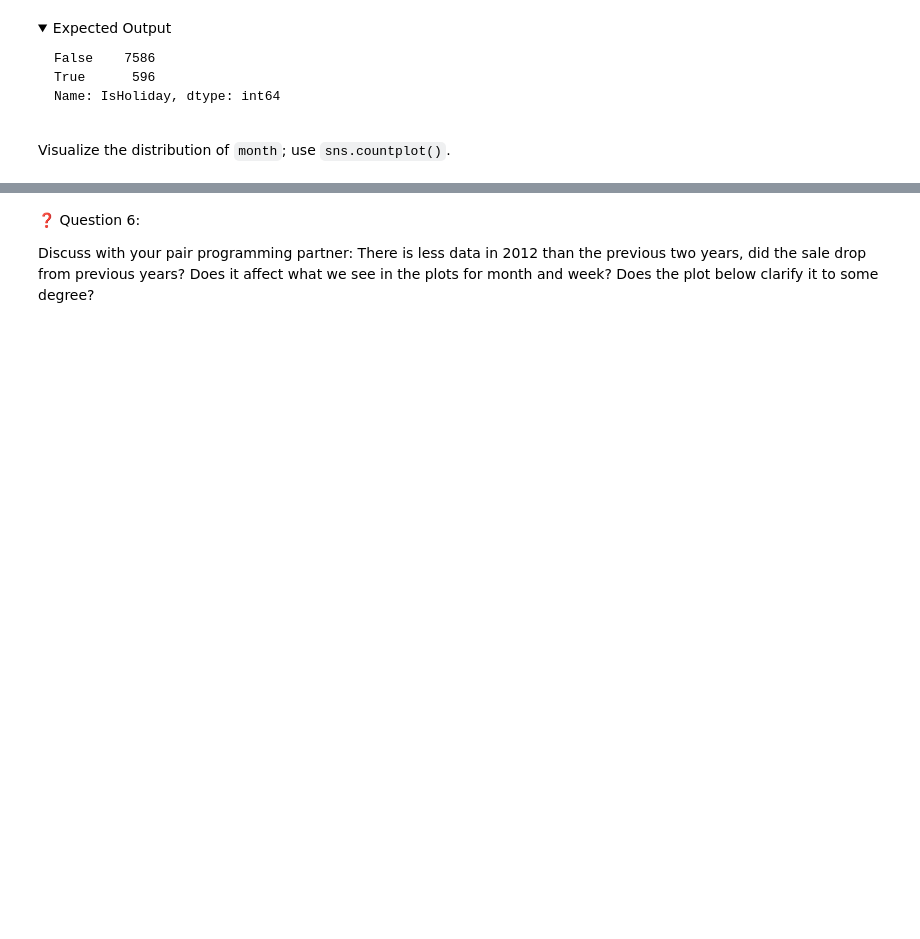
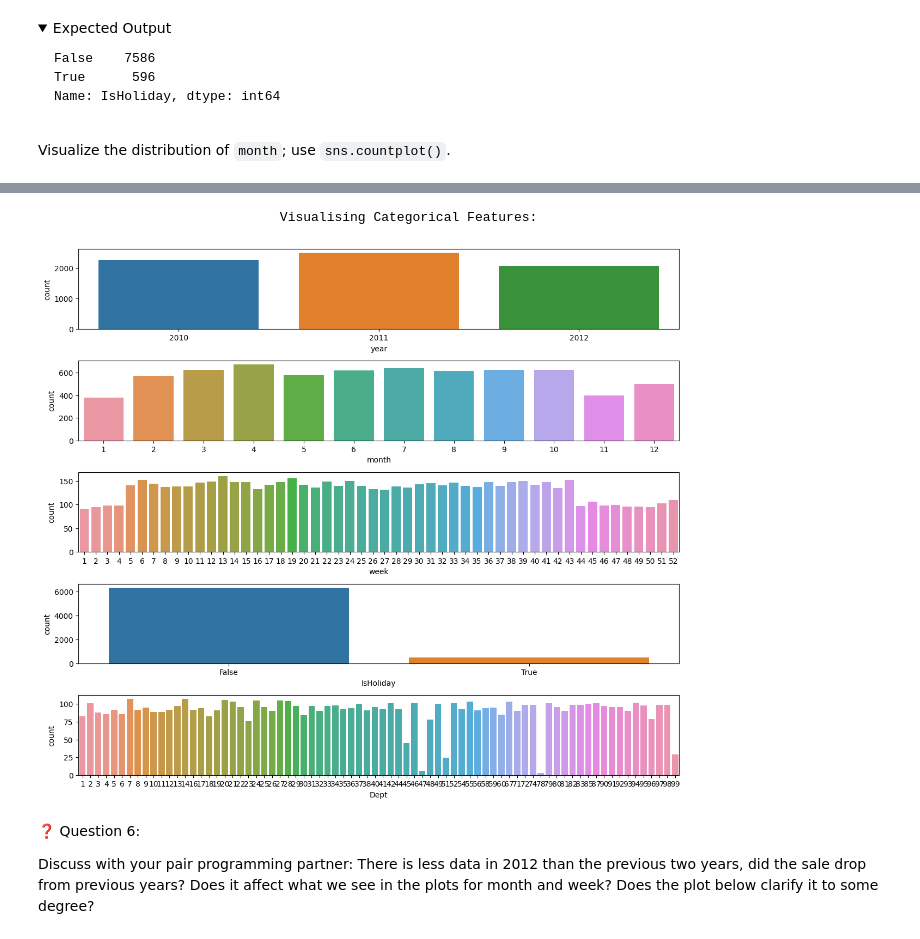
Before and after one commit to kidcoconut/fourthbrain, a Jupyter notebook: .assignments/week4_data_eng/nb/walmart-sales-data.ipynb, the cells around one changed output, grey strips where cells are left out. Saved outputs shown, nothing was run; the diff lists cells and outputs as text; code cells hidden in the pictures; folded sections open; blank space fills up the shorter version.

```diff
--- a/.assignments/week4_data_eng/nb/walmart-sales-data.ipynb
+++ b/.assignments/week4_data_eng/nb/walmart-sales-data.ipynb
@@ -467,14 +635,23 @@ Visualize the distribution of `month`; use `sns.countplot()`.
 # %%
-#Visualising the categorical features
+#--- Visualising the categorical features
 
 print('\033[1mVisualising Categorical Features:'.center(100))
 
 plt.figure(figsize=(12,12))
 
 for i in range(len(categoricalFeatures)):
     plt.subplot(6,1,i+1)
-    sns.countplot(df_train[categoricalFeatures[i]])
+
+    #--- BUG:  the below code does not work;  adjusted
+    #print("TRACE:  i, catFtr[i]:", i, categoricalFeatures[i])
+    #sns.countplot(data = df_train[categoricalFeatures[i]])
+
+    sns.countplot(x = categoricalFeatures[i], data = df_train)
+
 plt.tight_layout();
+# %% [output]
+                               Visualising Categorical Features:
+[figure, added]
 # %% [markdown]
 ❓ Question 6:
 
```
Also changed, not shown: parts of 30 cells of this notebook.
